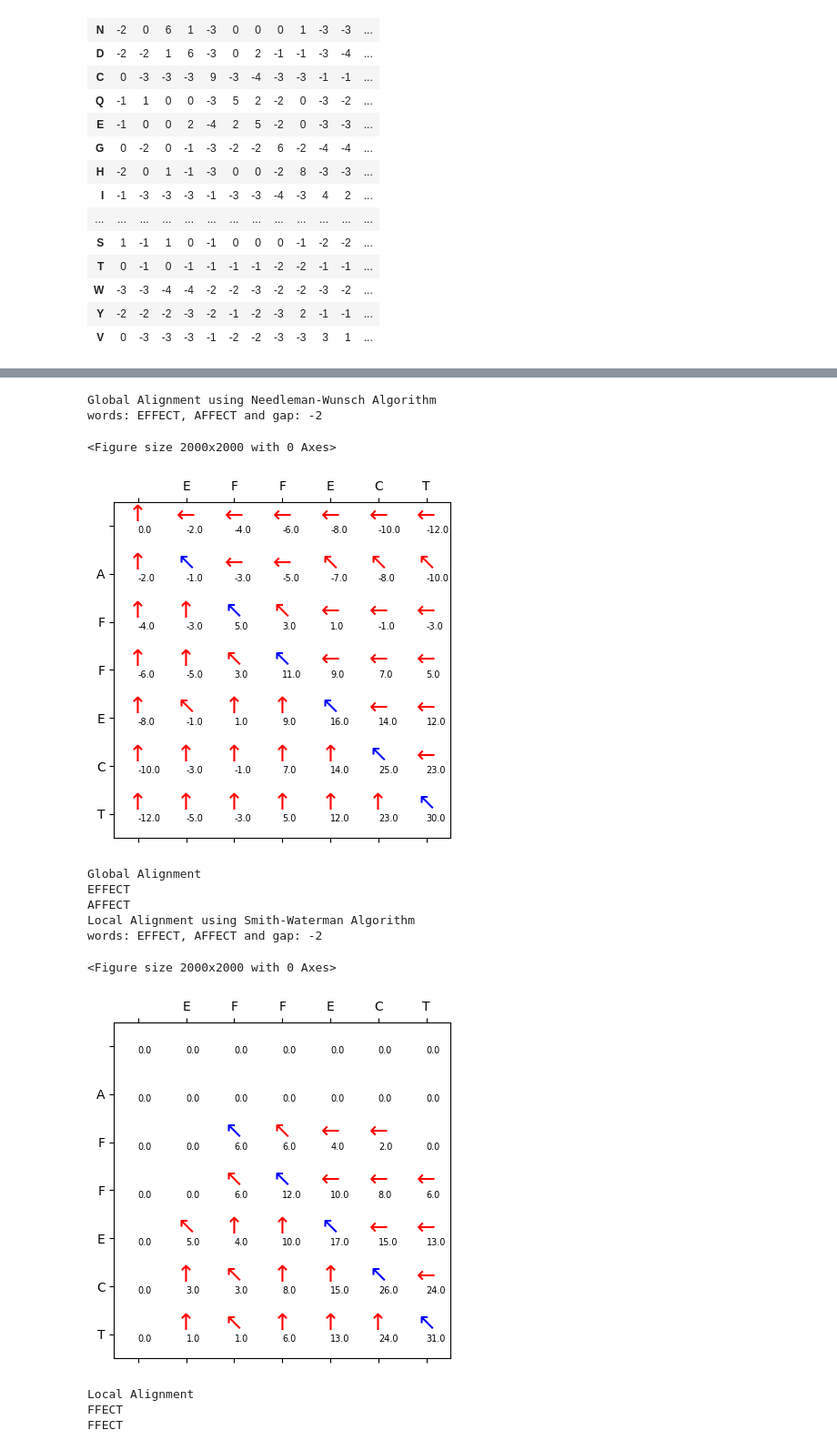
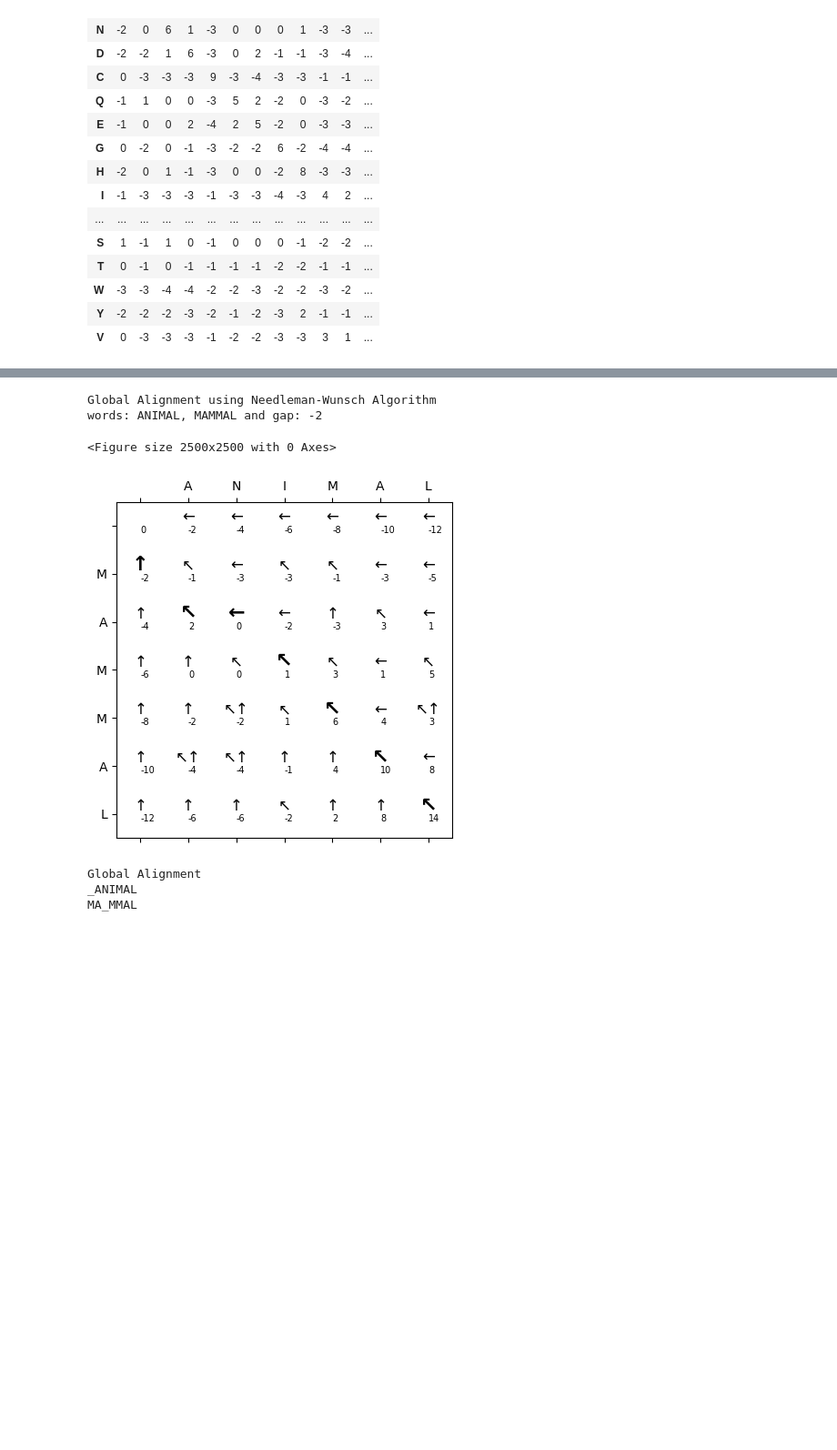
Before and after one commit to crastadivya/WiSe2425-ExercisesBioinformatics, a Jupyter notebook: Sequence_alignment.ipynb, the cells around one changed output, grey strips where cells are left out. Shown at 91% size. Cells and saved outputs as stored; diff of their text form; code cells hidden in the pictures; blank space fills up the shorter version.

```diff
--- a/Sequence_alignment.ipynb
+++ b/Sequence_alignment.ipynb
@@ -410,22 +354,10 @@ IN
-# %%
-w1 = 'EFFECT'
-w2 = 'AFFECT'
-gap = -2
-
-needleman_wunsch(w1, w2, gap)
-smith_waterman(w1, w2, gap)
-# %% [output]
-Global Alignment using Needleman-Wunsch Algorithm
-words: EFFECT, AFFECT and gap: -2
-<Figure size 2000x2000 with 0 Axes>
-[figure, removed]
-Global Alignment
-EFFECT
-AFFECT
-Local Alignment using Smith-Waterman Algorithm
-words: EFFECT, AFFECT and gap: -2
-<Figure size 2000x2000 with 0 Axes>
-[figure, removed]
-Local Alignment
-FFECT
-FFECT
+# %%
+needleman_wunsch('ANIMAL', 'MAMMAL', -2)
+# %% [output]
+Global Alignment using Needleman-Wunsch Algorithm
+words: ANIMAL, MAMMAL and gap: -2
+<Figure size 2500x2500 with 0 Axes>
+[figure, added]
+Global Alignment
+_ANIMAL
+MA_MMAL
```
Also changed, not shown: parts of 10 cells of this notebook.
